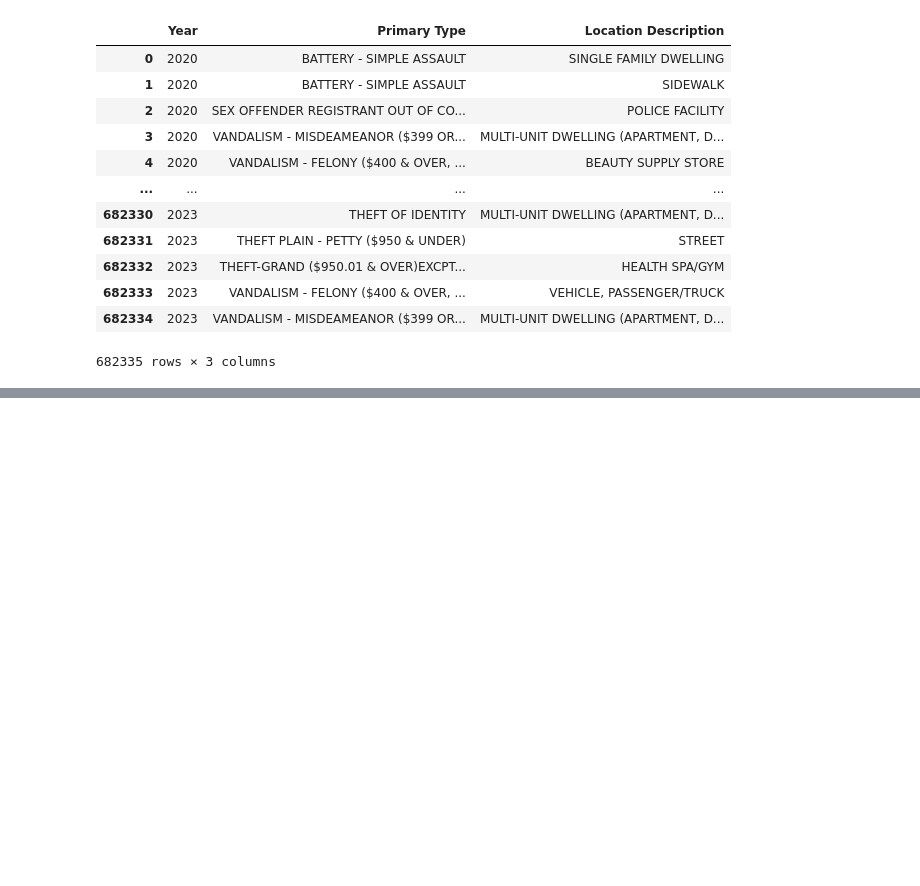
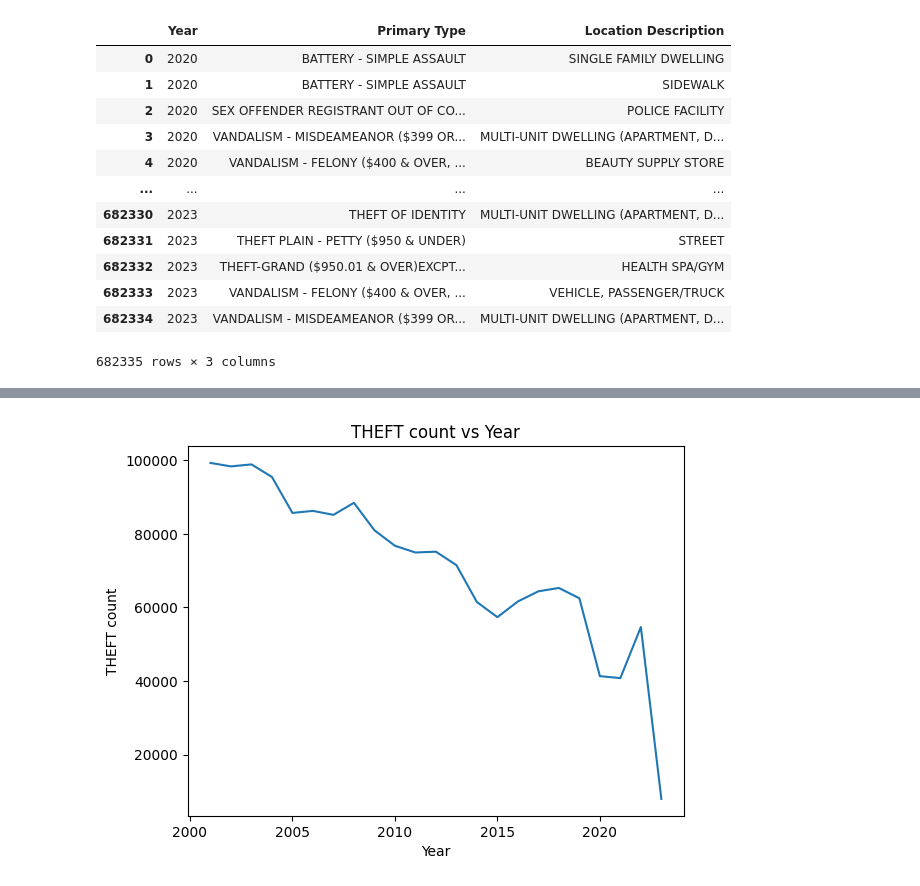
Before and after one commit to CS418/group-project-data-diver, a Jupyter notebook: Main Notebook/Data_Driver_Main_Criminal_Relation_on_GDP.ipynb, the cells around one changed output, grey strips where cells are left out. Drawn from its saved outputs; the diff is of its cells as text; code cells hidden in the pictures; blank space fills up the shorter version.

Commit message:
third hypothesis complete and reclean crime data to include 2001-2023

```diff
--- a/Main Notebook/Data_Driver_Main_Criminal_Relation_on_GDP.ipynb
+++ b/Main Notebook/Data_Driver_Main_Criminal_Relation_on_GDP.ipynb
@@ -111,7 +138,3 @@ print(los_crime_df.head())
 2                               POLICE FACILITY
 3  MULTI-UNIT DWELLING (APARTMENT, DUPLEX, ETC)
 4                           BEAUTY SUPPLY STORE
-# %%
-# we see that our data has an Unnamed column from the indices in the pre-processing step
-chicago_crime_df = chicago_crime_df.drop(columns=['Unnamed: 0'])
-chicago_crime_df
@@ -265,0 +279,15 @@ HARBOR FRWY STATION (NOT LINE SPECIFIC)            1   0.000147
+# %%
+def plot_by_year(year_type_df, value_name):
+    by_year = year_type_df[year_type_df['Primary Type'] == value_name].groupby(['Year']).count()
+    plt.plot(by_year)
+    plt.title(f'{value_name} count vs Year')
+    plt.xlabel('Year')
+    plt.ylabel(f'{value_name} count')
+    plt.show()
+
+year_type_df = chicago_crime_df[['Year', 'Primary Type']]
+
+# show how much theft happens over time
+plot_by_year(year_type_df, 'THEFT')
+# %% [output]
+[figure, added]
```
Also changed, not shown: parts of 38 cells of this notebook, 2 other files.
